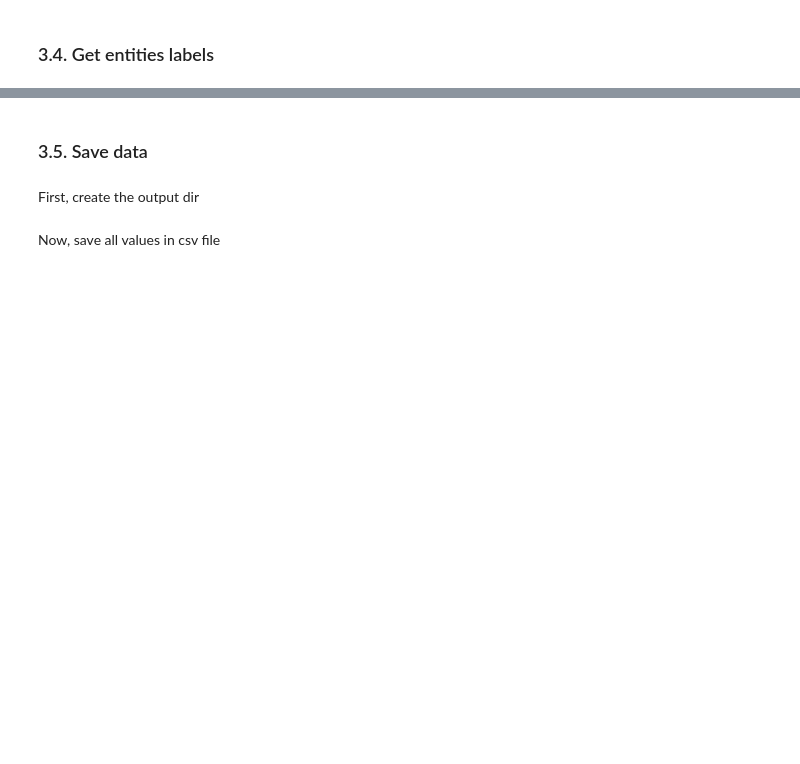
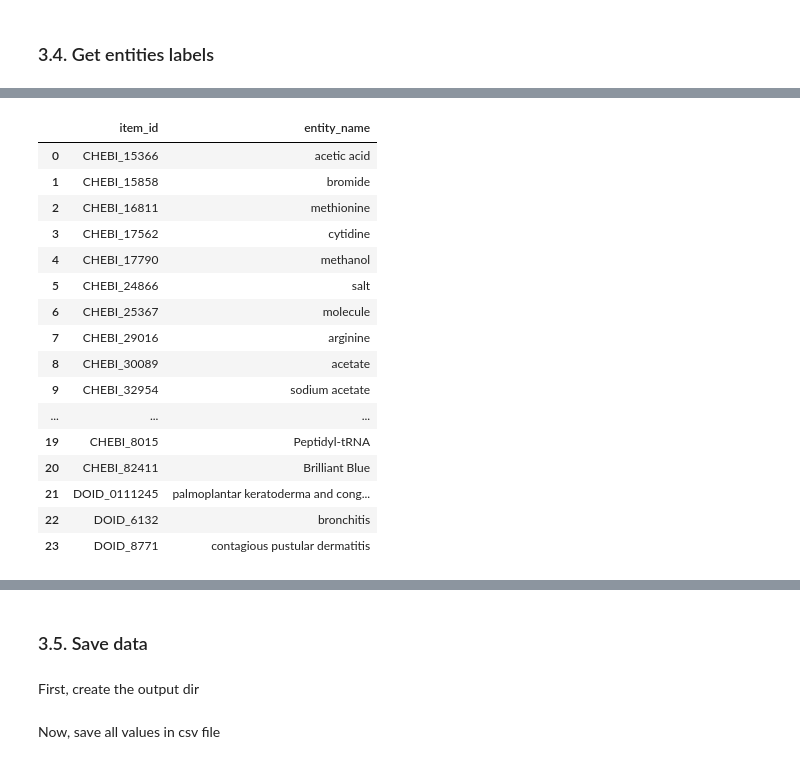
Before and after one commit to lasigeBioTM/RecSys.Scifi.tutorial, a Jupyter notebook: tutorial.ipynb, the cells around one changed output, grey strips where cells are left out. Saved outputs shown, nothing was run; the diff lists cells and outputs as text; code cells hidden in the pictures; blank space fills up the shorter version.

```diff
--- a/tutorial.ipynb
+++ b/tutorial.ipynb
@@ -1041,5 +961,23 @@ print(entities_label)
 # %%
 df_entities = pd.DataFrame(list_of_entities, columns=["item_id"])
 df_entities["entity_name"] = np.array(entities_label)
-print(df_entities)
+df_entities
+# %% [output]
+|  | item_id | entity_name |
+| 0 | CHEBI_15366 | acetic acid |
+| 1 | CHEBI_15858 | bromide |
+| 2 | CHEBI_16811 | methionine |
+| 3 | CHEBI_17562 | cytidine |
+| 4 | CHEBI_17790 | methanol |
+| 5 | CHEBI_24866 | salt |
+| 6 | CHEBI_25367 | molecule |
+| 7 | CHEBI_29016 | arginine |
+| 8 | CHEBI_30089 | acetate |
+| 9 | CHEBI_32954 | sodium acetate |
+| ... | ... | ... |
+| 19 | CHEBI_8015 | Peptidyl-tRNA |
+| 20 | CHEBI_82411 | Brilliant Blue |
+| 21 | DOID_0111245 | palmoplantar keratoderma and cong... |
+| 22 | DOID_6132 | bronchitis |
+| 23 | DOID_8771 | contagious pustular dermatitis |
 # %% [markdown]
```
Also changed, not shown: parts of 51 cells of this notebook.
